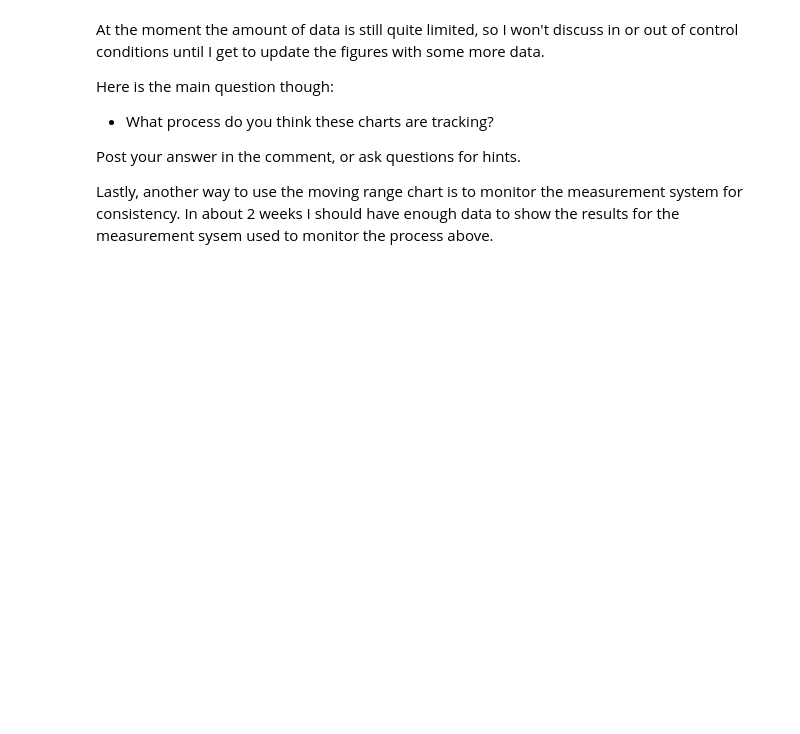
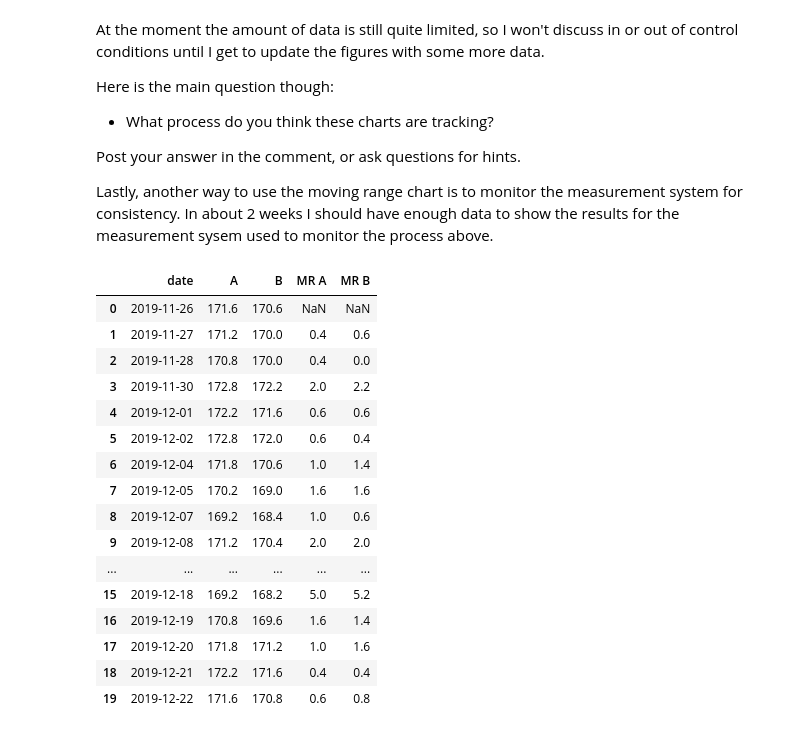
Before and after one commit to rschutjens/spc-mr-charts, a Jupyter notebook: spc_chart.ipynb, the cells around one changed output. Saved outputs shown, nothing was run; the diff lists cells and outputs as text; code cells hidden in the pictures; blank space fills up the shorter version.

```diff
--- a/spc_chart.ipynb
+++ b/spc_chart.ipynb
@@ -86,0 +90,23 @@ xmr_A.data_mr
+# %%
+df.loc[1:, 'MR A'] = xmr_A.data_mr
+df.loc[1:, 'MR B'] = xmr_B.data_mr
+
+df
+# %% [output]
+|  | date | A | B | MR A | MR B |
+| 0 | 2019-11-26 | 171.6 | 170.6 | NaN | NaN |
+| 1 | 2019-11-27 | 171.2 | 170.0 | 0.4 | 0.6 |
+| 2 | 2019-11-28 | 170.8 | 170.0 | 0.4 | 0.0 |
+| 3 | 2019-11-30 | 172.8 | 172.2 | 2.0 | 2.2 |
+| 4 | 2019-12-01 | 172.2 | 171.6 | 0.6 | 0.6 |
+| 5 | 2019-12-02 | 172.8 | 172.0 | 0.6 | 0.4 |
+| 6 | 2019-12-04 | 171.8 | 170.6 | 1.0 | 1.4 |
+| 7 | 2019-12-05 | 170.2 | 169.0 | 1.6 | 1.6 |
+| 8 | 2019-12-07 | 169.2 | 168.4 | 1.0 | 0.6 |
+| 9 | 2019-12-08 | 171.2 | 170.4 | 2.0 | 2.0 |
+| ... | ... | ... | ... | ... | ... |
+| 15 | 2019-12-18 | 169.2 | 168.2 | 5.0 | 5.2 |
+| 16 | 2019-12-19 | 170.8 | 169.6 | 1.6 | 1.4 |
+| 17 | 2019-12-20 | 171.8 | 171.2 | 1.0 | 1.6 |
+| 18 | 2019-12-21 | 172.2 | 171.6 | 0.4 | 0.4 |
+| 19 | 2019-12-22 | 171.6 | 170.8 | 0.6 | 0.8 |
```
Also changed, not shown: parts of 6 cells of this notebook, 1 other file.
